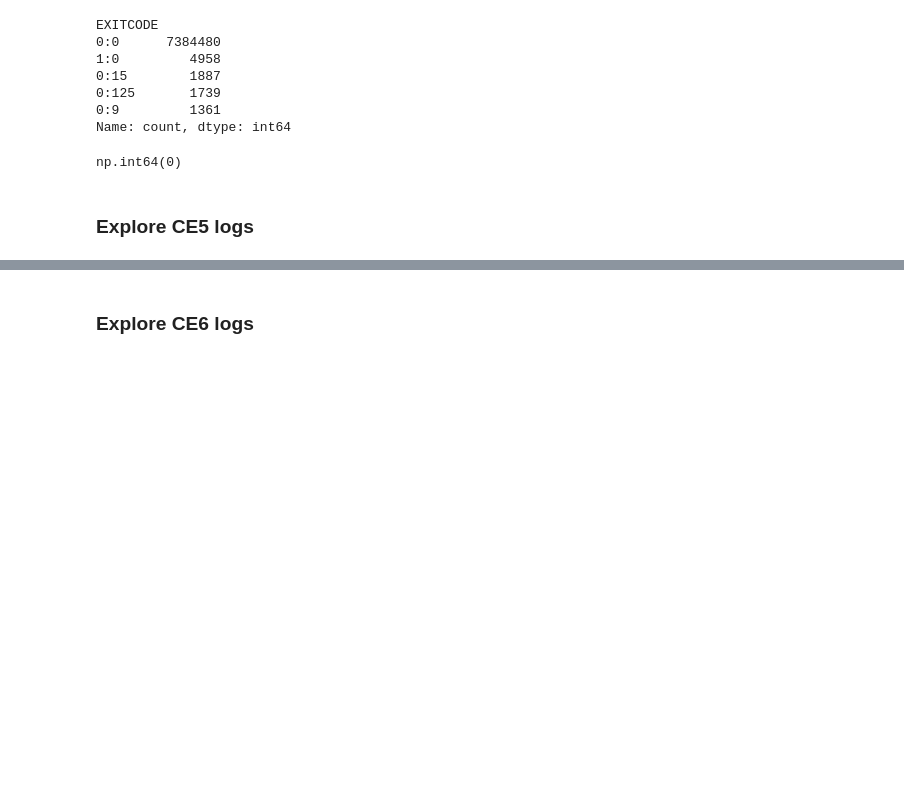
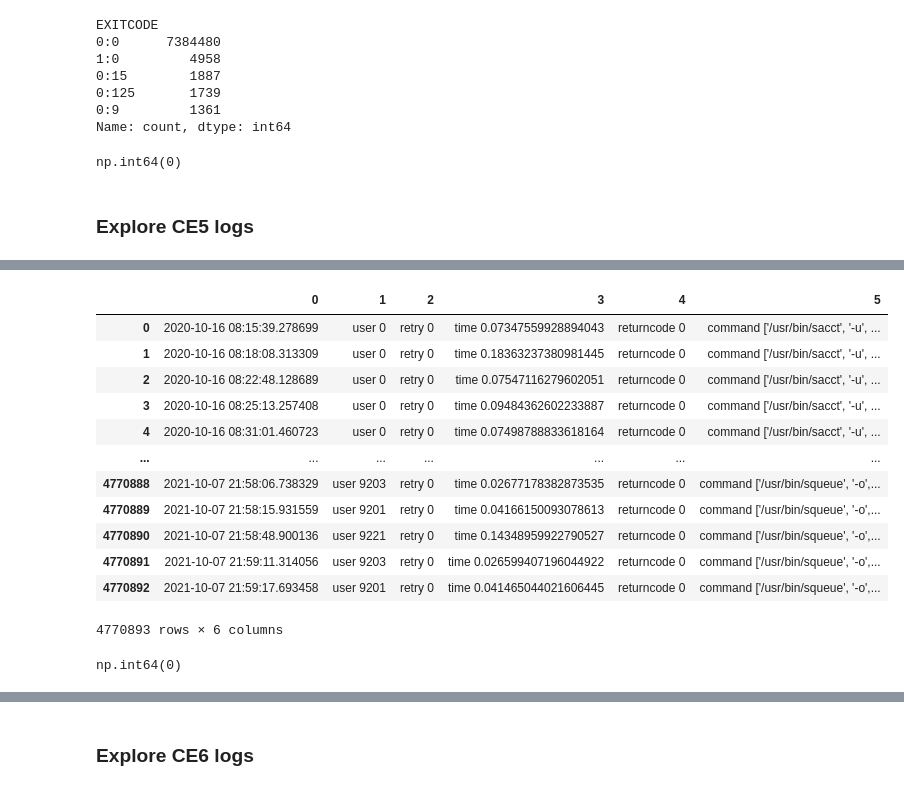
Before and after one commit to nss-data-science-cohort-9/accre-shannequin, a Jupyter notebook: notebooks/slurm_processing_analysis.ipynb, the cells around one changed output, grey strips where cells are left out. Cells and saved outputs as stored; diff of their text form; code cells hidden in the pictures; blank space fills up the shorter version.

Commit message:
Explore log data

```diff
--- a/notebooks/slurm_processing_analysis.ipynb
+++ b/notebooks/slurm_processing_analysis.ipynb
@@ -272,0 +290,22 @@ ce5_df = pd.read_csv('../data/slurm_wrapper_ce5.log', header=None, delimiter=' -
+# %%
+# Display head and tail data
+ce5_df
+# %% [output]
+|  | 0 | 1 | 2 | 3 | 4 | 5 |
+| 0 | 2020-10-16 08:15:39.278699 | user 0 | retry 0 | time 0.07347559928894043 | returncode 0 | command ['/usr/bin/sacct', '-u', ... |
+| 1 | 2020-10-16 08:18:08.313309 | user 0 | retry 0 | time 0.18363237380981445 | returncode 0 | command ['/usr/bin/sacct', '-u', ... |
+| 2 | 2020-10-16 08:22:48.128689 | user 0 | retry 0 | time 0.07547116279602051 | returncode 0 | command ['/usr/bin/sacct', '-u', ... |
+| 3 | 2020-10-16 08:25:13.257408 | user 0 | retry 0 | time 0.09484362602233887 | returncode 0 | command ['/usr/bin/sacct', '-u', ... |
+| 4 | 2020-10-16 08:31:01.460723 | user 0 | retry 0 | time 0.07498788833618164 | returncode 0 | command ['/usr/bin/sacct', '-u', ... |
+| ... | ... | ... | ... | ... | ... | ... |
+| 4770888 | 2021-10-07 21:58:06.738329 | user 9203 | retry 0 | time 0.02677178382873535 | returncode 0 | command ['/usr/bin/squeue', '-o',... |
+| 4770889 | 2021-10-07 21:58:15.931559 | user 9201 | retry 0 | time 0.04166150093078613 | returncode 0 | command ['/usr/bin/squeue', '-o',... |
+| 4770890 | 2021-10-07 21:58:48.900136 | user 9221 | retry 0 | time 0.14348959922790527 | returncode 0 | command ['/usr/bin/squeue', '-o',... |
+| 4770891 | 2021-10-07 21:59:11.314056 | user 9203 | retry 0 | time 0.026599407196044922 | returncode 0 | command ['/usr/bin/squeue', '-o',... |
+| 4770892 | 2021-10-07 21:59:17.693458 | user 9201 | retry 0 | time 0.041465044021606445 | returncode 0 | command ['/usr/bin/squeue', '-o',... |
+4770893 rows × 6 columns
+# %%
+# Check column 0 for NaN values
+ce5_df[0].isna().sum()
+# %% [output]
+np.int64(0)
```
Also changed, not shown: parts of 23 cells of this notebook.
